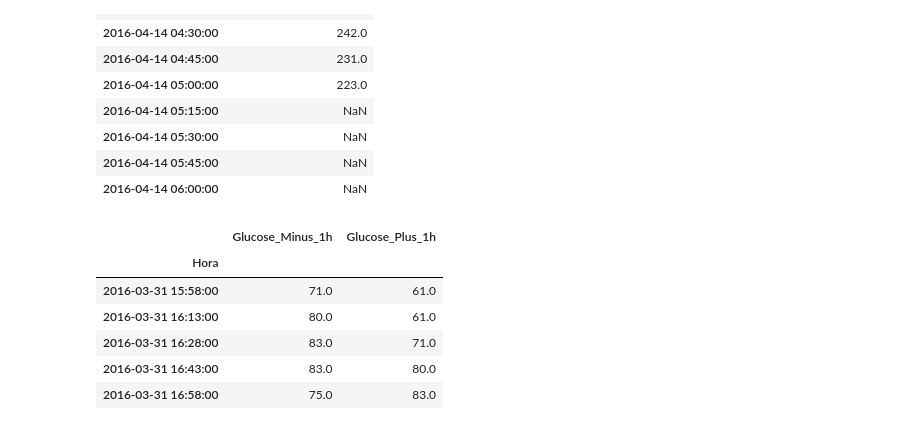
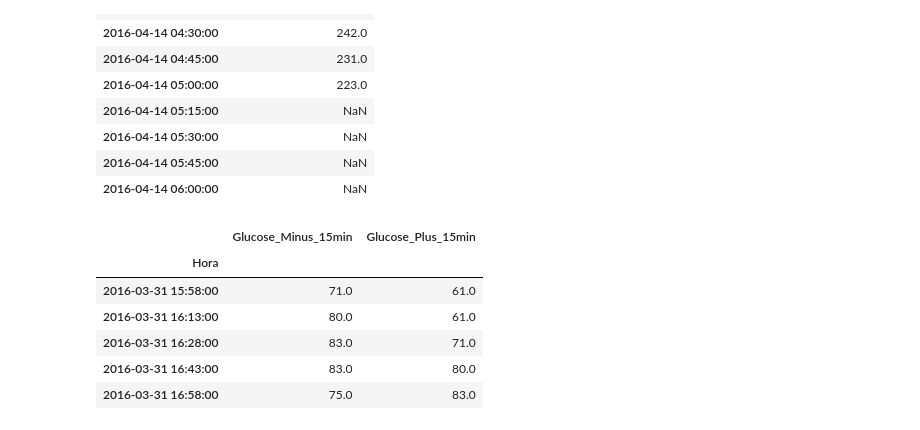
Before and after one commit to franloza/Glycemic-Patterns, a Jupyter notebook: notebooks/15.plotting_decision_areas.ipynb, the cells around one changed output. Cells and saved outputs as stored; diff of their text form; code cells hidden in the pictures.

```diff
--- a/notebooks/15.plotting_decision_areas.ipynb
+++ b/notebooks/15.plotting_decision_areas.ipynb
@@ -74,10 +73,10 @@ data.shift(periods=-4).tail(10)
 | 2016-04-14 06:00:00 | NaN |
 # %%
 X = pd.concat([data.shift(periods=-1),data.shift(periods=1)], axis=1).dropna()
-X.columns = ["Glucose_Minus_1h", "Glucose_Plus_1h" ]
+X.columns = ["Glucose_Minus_15min", "Glucose_Plus_15min" ]
 X.head()
 # %% [output]
-|  | Glucose_Minus_1h | Glucose_Plus_1h |
+|  | Glucose_Minus_15min | Glucose_Plus_15min |
 | Hora |  |  |
 | 2016-03-31 15:58:00 | 71.0 | 61.0 |
 | 2016-03-31 16:13:00 | 80.0 | 61.0 |
```
Also changed, not shown: parts of 4 cells of this notebook, 3 other files.
